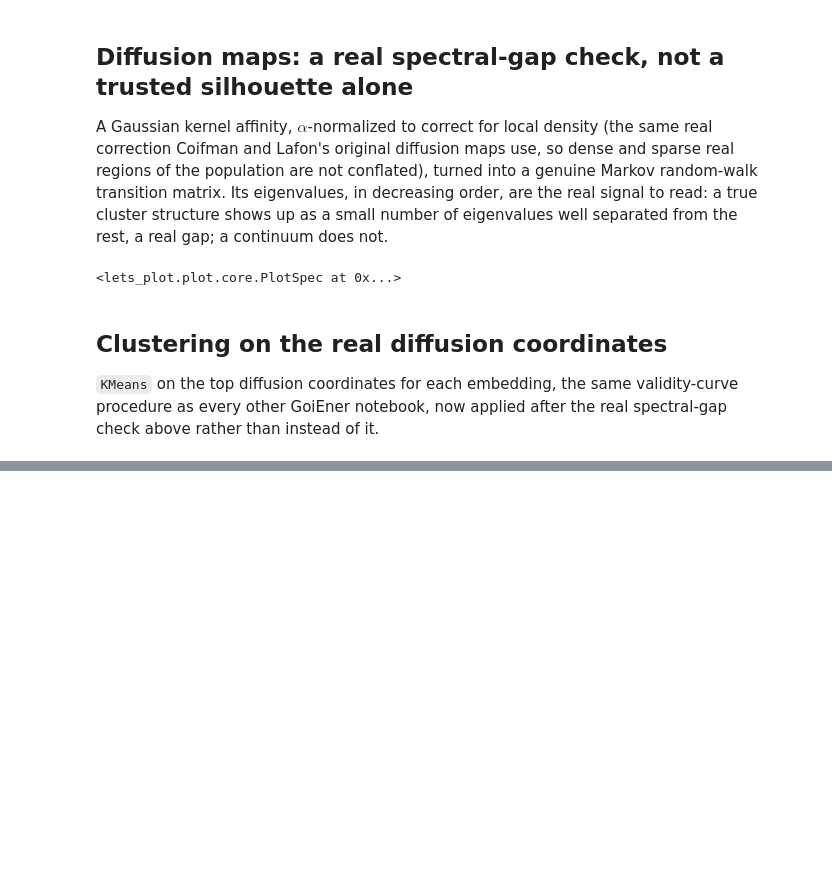
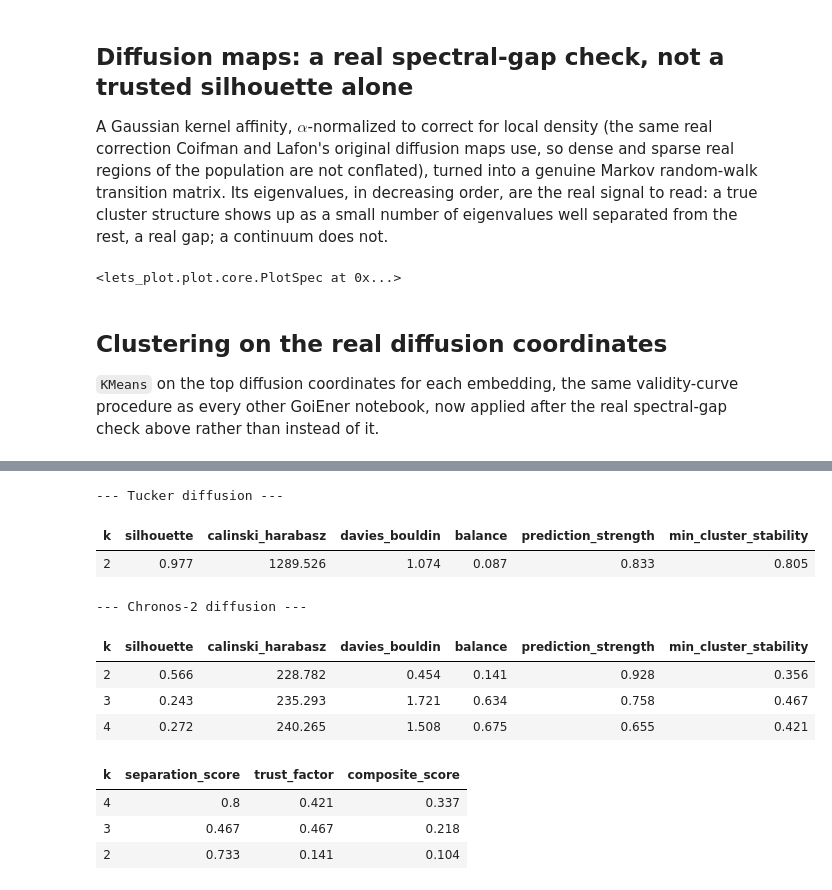
Before and after one commit to sambaiga/ml-energy-disaggregation, a Jupyter notebook: book/05-clustering/04-customer-feeder-clustering-goiener-diffusion-code.ipynb, the cells around one changed output, grey strips where cells are left out. Saved outputs shown, nothing was run; the diff lists cells and outputs as text; code cells hidden in the pictures; blank space fills up the shorter version.

```diff
--- a/book/05-clustering/04-customer-feeder-clustering-goiener-diffusion-code.ipynb
+++ b/book/05-clustering/04-customer-feeder-clustering-goiener-diffusion-code.ipynb
@@ -267,3 +242,69 @@ themed_gt(pd.DataFrame(results).round(3))
+# %%
+from scipy.stats import entropy
+from sklearn.metrics import calinski_harabasz_score, davies_bouldin_score, silhouette_score
+
+from ark.cluster.cluster_validation import composite_trustworthy_score
+from ark.cluster.stability import cluster_stability, prediction_strength
+
+
+def _kmeans_cluster_fn(X_arr, k):
+    return KMeans(n_clusters=k, n_init=20, random_state=0).fit_predict(X_arr)
+
+
+def trust_gate_audit(X_embedding, k_range):
+    rows = []
+    for k in k_range:
+        labels_k = _kmeans_cluster_fn(X_embedding, k)
+        sizes = np.bincount(labels_k)
+        ps = prediction_strength(X_embedding, k_range=[k], cluster_fn=_kmeans_cluster_fn, n_splits=10, random_state=0)[
+            "prediction_strength"
+        ].iloc[0]
+        stability_scores = cluster_stability(
+            X_embedding, labels_k, cluster_fn=_kmeans_cluster_fn, n_bootstrap=100, random_state=0
+        )
+        rows.append(
+            {
+                "k": k,
+                "silhouette": silhouette_score(X_embedding, labels_k),
+                "calinski_harabasz": calinski_harabasz_score(X_embedding, labels_k),
+                "davies_bouldin": davies_bouldin_score(X_embedding, labels_k),
+                "balance": entropy(sizes) / np.log(k),
+                "prediction_strength": ps,
+                "min_cluster_stability": min(stability_scores.values()),
+            }
+        )
+    return pd.DataFrame(rows)
+
+
+trust_audit_tucker_diff_df = trust_gate_audit(tucker_coords, [2])
+print("--- Tucker diffusion ---")
+themed_gt(trust_audit_tucker_diff_df.round(3))
+# %% [output]
+--- Tucker diffusion ---
+| k | silhouette | calinski_harabasz | davies_bouldin | balance | prediction_strength | min_cluster_stability |
+| 2 | 0.977 | 1289.526 | 1.074 | 0.087 | 0.833 | 0.805 |
+# %%
+trust_audit_chronos_diff_df = trust_gate_audit(chronos_coords, range(2, 5))
+print("--- Chronos-2 diffusion ---")
+themed_gt(trust_audit_chronos_diff_df.round(3))
+# %% [output]
+--- Chronos-2 diffusion ---
+| k | silhouette | calinski_harabasz | davies_bouldin | balance | prediction_strength | min_cluster_stability |
+| 2 | 0.566 | 228.782 | 0.454 | 0.141 | 0.928 | 0.356 |
+| 3 | 0.243 | 235.293 | 1.721 | 0.634 | 0.758 | 0.467 |
+| 4 | 0.272 | 240.265 | 1.508 | 0.675 | 0.655 | 0.421 |
+# %%
+trust_gated_chronos_diff_df = composite_trustworthy_score(
+    trust_audit_chronos_diff_df.rename(columns={"k": "trial_number"}),
+    trust_metrics=("balance", "min_cluster_stability"),
+    id_column="trial_number",
+).rename(columns={"trial_number": "k"})
+themed_gt(trust_gated_chronos_diff_df.round(3))
+# %% [output]
+| k | separation_score | trust_factor | composite_score |
+| 4 | 0.8 | 0.421 | 0.337 |
+| 3 | 0.467 | 0.467 | 0.218 |
+| 2 | 0.733 | 0.141 | 0.104 |
 # %% [markdown]
 ## Summary
 
```
Also changed, not shown: parts of 9 cells of this notebook.
